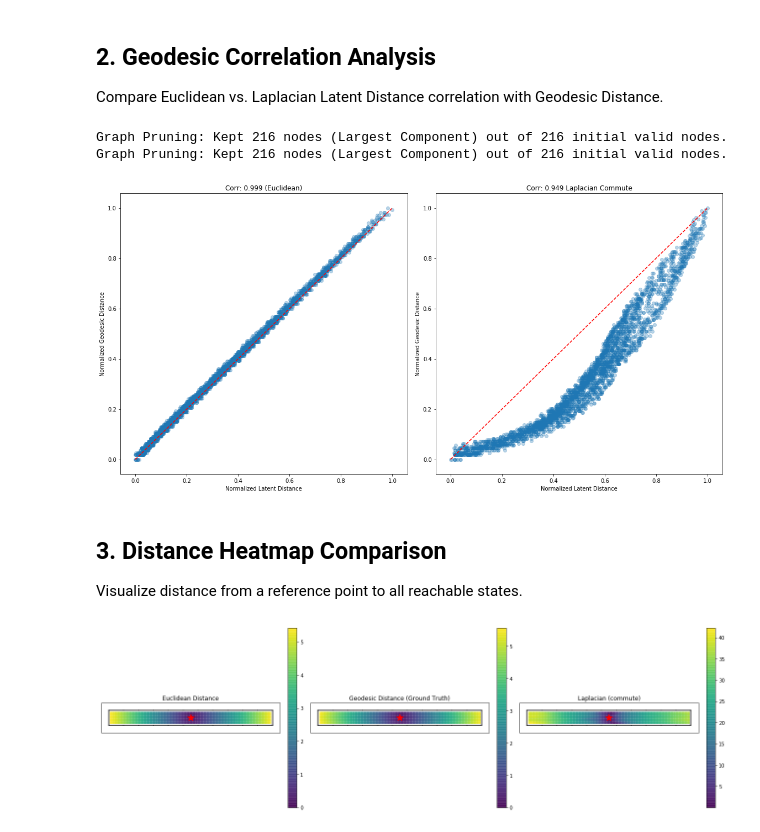
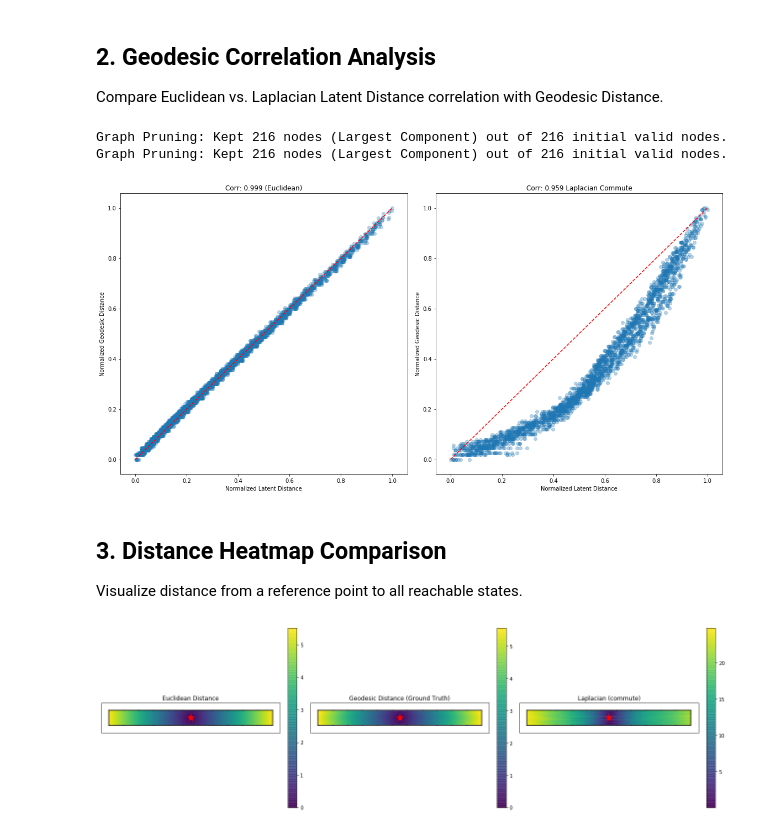
Before and after one commit to HiverXD/edl, a Jupyter notebook: notebooks/square_maze_geodesic.ipynb, the cells around one changed output. Saved outputs shown, nothing was run; the diff lists cells and outputs as text; code cells hidden in the pictures.

```diff
--- a/notebooks/square_maze_geodesic.ipynb
+++ b/notebooks/square_maze_geodesic.ipynb
@@ -18,7 +18,7 @@ from agents.maze_agents.toy_maze.env.maze_env import Env
 
 # 1. Configuration
 maze_type = 'square_corridor'  # 'square_a', 'spiral', 'square_c', etc.
-exp_name = 'curriculum/stage_2'    # Laplacian experiment name (folder name in logs)
+exp_name = 'curriculum/stage_1'    # Laplacian experiment name (folder name in logs)
 
 # 2. Setup Environment and Experiment
 print('Loading environment and experiment for {}...'.format(maze_type))
@@ -107,7 +107,7 @@ plt.show()
 # %% [output]
 Graph Pruning: Kept 216 nodes (Largest Component) out of 216 initial valid nodes.
 Graph Pruning: Kept 216 nodes (Largest Component) out of 216 initial valid nodes.
-[figure, old version]
+[figure, new version]
 # %% [markdown]
 ## 3. Distance Heatmap Comparison
 Visualize distance from a reference point to all reachable states.
@@ -129,32 +129,32 @@ def metric_geodesic(S, s0):
     s0_grid = geo_calc._get_grid_coords(s0)
     if s0_grid not in geo_calc.coord_to_node:
         return np.full(len(S), np.nan)
     s0_idx = geo_calc.coord_to_node[s0_grid]
     for p in S:
         p_grid = geo_calc._get_grid_coords(p)
         if p_grid in geo_calc.coord_to_node:
             p_idx = geo_calc.coord_to_node[p_grid]
             dists.append(geo_calc.dist_matrix[s0_idx, p_idx])
         else:
             dists.append(np.nan)
     return np.array(dists)
 
 # Laplacian Metric Function using the calculator
 metric_laplacian_fn = lambda S, s0: calc.calculate_distance(S, s0, mode=mode, n=h_n, t=h_t)
 
 fig, axes = plt.subplots(1, 3, figsize=(18, 6))
 axes = axes.flatten()
 
 metrics = [
     (metric_euclidean, 'Euclidean Distance'),
     (metric_geodesic, 'Geodesic Distance (Ground Truth)'),
     (metric_laplacian_fn, 'Laplacian ({0})'.format(mode))
 ]
 
 for ax, (fn, title) in zip(axes, metrics):
-    visualize_distance_heatmap(exp, fn, s0=s0, ax=ax, resolution=0.1, title=title)
+    visualize_distance_heatmap(exp, fn, s0=s0, ax=ax, resolution=0.25, title=title)
 
 plt.tight_layout()
 plt.show()
 # %% [output]
-[figure, old version]
+[figure, new version]
```
Also changed, not shown: parts of 1 cell of this notebook, 6 other files.
